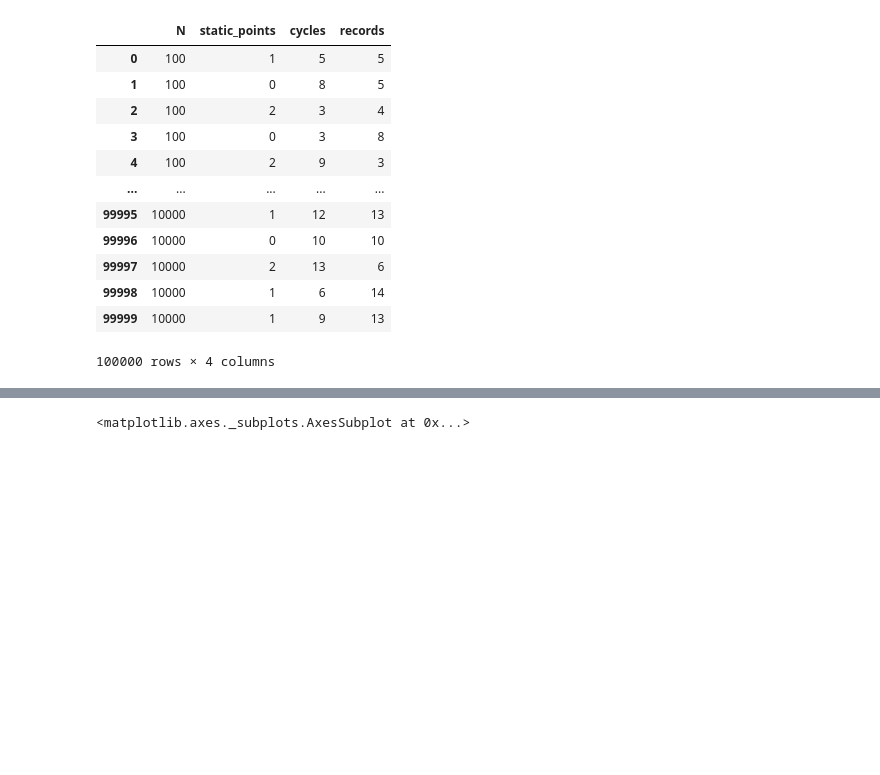
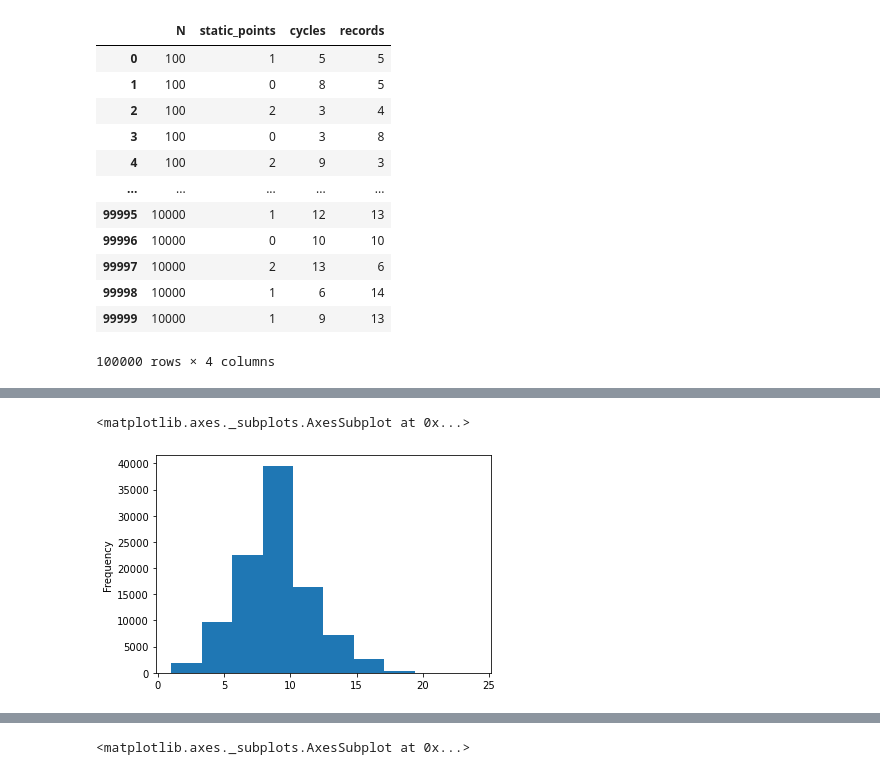
Before and after one commit to kestarumper/StudiaMgr, a Jupyter notebook: II/MPA/l2/analyze.ipynb, the cells around one changed output, grey strips where cells are left out. Saved outputs shown, nothing was run; the diff lists cells and outputs as text; code cells hidden in the pictures; blank space fills up the shorter version.

```diff
--- a/II/MPA/l2/analyze.ipynb
+++ b/II/MPA/l2/analyze.ipynb
@@ -51,0 +60,5 @@ df = pd.read_csv("result.csv"); df
+# %%
+df["cycles"].plot.hist()
+# %% [output]
+<matplotlib.axes._subplots.AxesSubplot at 0x...>
+[figure, added]
```
Also changed, not shown: parts of 8 cells of this notebook.
